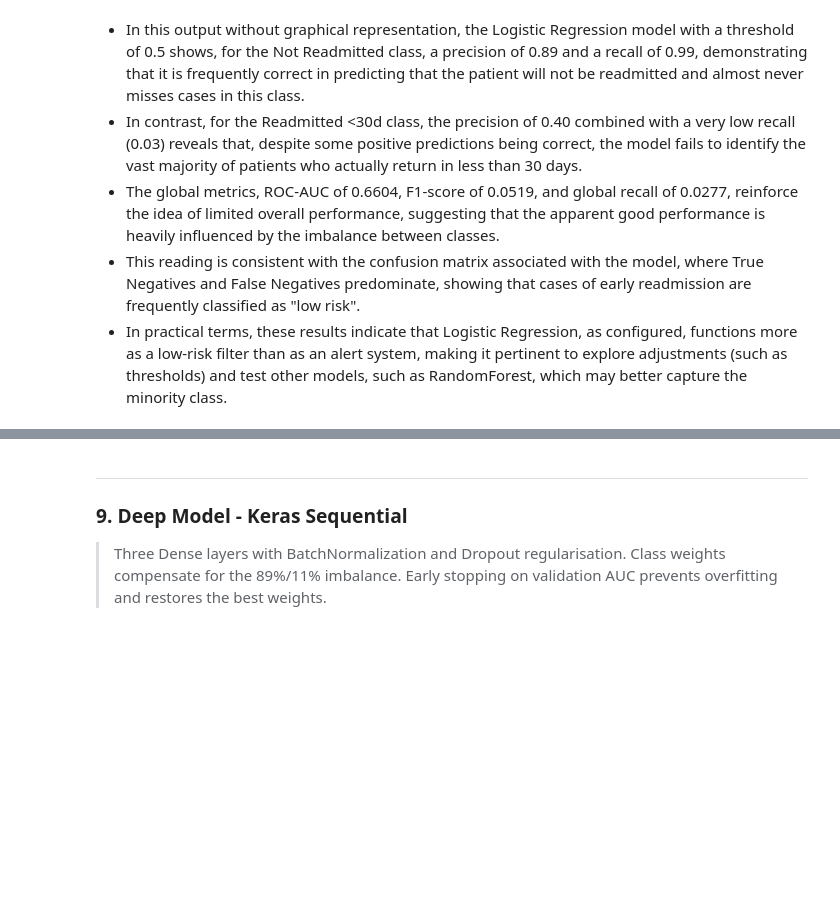
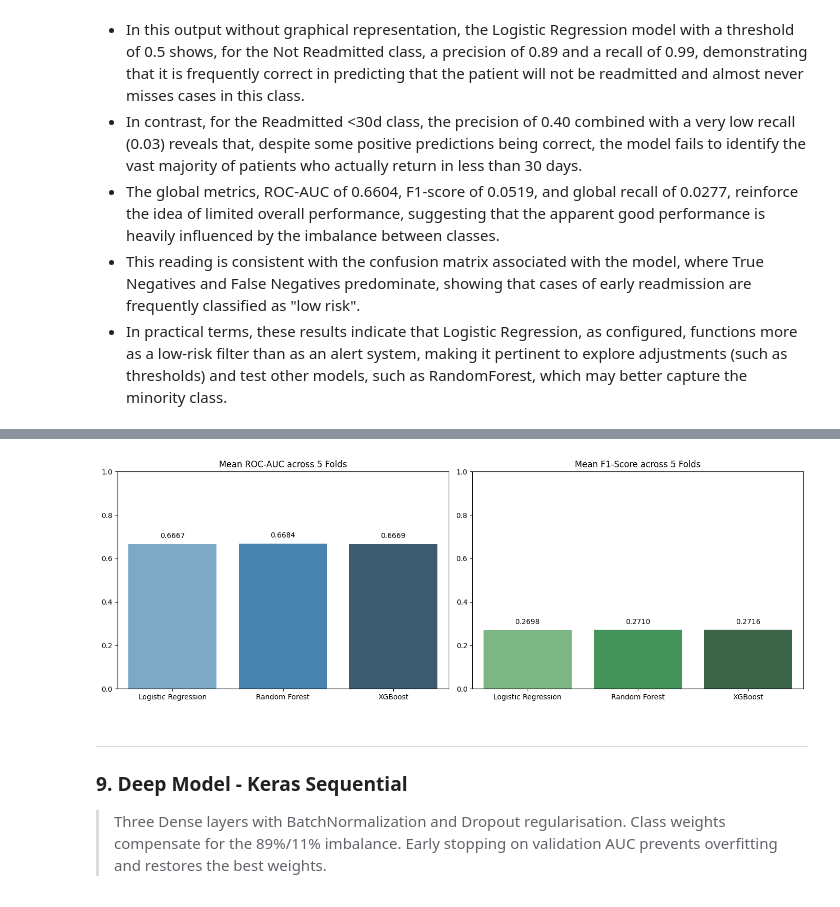
Before and after one commit to oSLaYN/patient-readmission-risk-predictor, a Jupyter notebook: main.ipynb, the cells around one changed output, grey strips where cells are left out. Cells and saved outputs as stored; diff of their text form; code cells hidden in the pictures; blank space fills up the shorter version.

```diff
--- a/main.ipynb
+++ b/main.ipynb
@@ -548,0 +556,96 @@ Recall   : 0.0159
+# %%
+# Use raw features (scaling should happen inside CV)
+X_cv = X_train
+y_cv = y_train
+
+# Define the models
+models = {
+    "Logistic Regression": LogisticRegression(
+        max_iter=1000,
+        class_weight='balanced',
+        random_state=RANDOM_STATE
+    ),
+    "Random Forest": RandomForestClassifier(
+        n_estimators=100,
+        max_depth=10,
+        max_features="sqrt",
+        class_weight='balanced',
+        random_state=RANDOM_STATE,
+        n_jobs=-1
+    ),
+    "XGBoost": XGBClassifier(
+        n_estimators=100,
+        max_depth=6,
+        learning_rate=0.1,
+        scale_pos_weight=(y_train == 0).sum() / (y_train == 1).sum(),
+        random_state=RANDOM_STATE,
+        n_jobs=-1,
+        eval_metric='logloss'
+    )
+}
+
+# Define cross-validation strategy
+cv = StratifiedKFold(n_splits=5, shuffle=True, random_state=RANDOM_STATE)
+
+# Dictionary to store the results
+cv_results = {}
+
+print("Running Cross-Validation...")
+print("=" * 60)
+
+for name, model in models.items():
+    print(f"Training and Evaluating {name}")
+
+    # Run cross-validation
+    scores = cross_validate(
+        model,
+        X_cv,
+        y_cv,
+        cv=cv,
+        scoring=('accuracy', 'roc_auc', 'f1', 'recall', 'precision'),
+        return_train_score=False,
+        n_jobs=-1 # Use all available cores to speed up CV
+    )
+
+    # Store mean of results
+    cv_results[name] = {
+        'Accuracy': f"{np.mean(scores['test_accuracy']):.4f}",
+        'ROC-AUC': f"{np.mean(scores['test_roc_auc']):.4f}",
+        'F1-Score': f"{np.mean(scores['test_f1']):.4f}",
+        'Recall': f"{np.mean(scores['test_recall']):.4f}",
+        'Precision': f"{np.mean(scores['test_precision']):.4f}"
+    }
+
+print("Cross-Validation Complete!\n")
+
+# Display results as a DataFrame
+results_df = pd.DataFrame(cv_results).T
+print("=" * 80)
+print("5-FOLD CROSS-VALIDATION RESULTS (MEAN)")
+print("=" * 80)
+display(results_df)
+
+# Plotting the ROC-AUC and F1-Score comparison
+fig, ax = plt.subplots(1, 2, figsize=(14, 5))
+
+# Extract means for plotting
+auc_means = [float(cv_results[m]['ROC-AUC'].split()[0]) for m in models.keys()]
+f1_means = [float(cv_results[m]['F1-Score'].split()[0]) for m in models.keys()]
+
+# Plot ROC-AUC
+sns.barplot(x=list(models.keys()), y=auc_means, ax=ax[0], palette="Blues_d")
+ax[0].set_title('Mean ROC-AUC across 5 Folds')
+ax[0].set_ylim(0, 1.0)
+for index, value in enumerate(auc_means):
+    ax[0].text(index, value + 0.02, f"{value:.4f}", ha='center', va='bottom')
+
+# Plot F1-Score
+sns.barplot(x=list(models.keys()), y=f1_means, ax=ax[1], palette="Greens_d")
+ax[1].set_title('Mean F1-Score across 5 Folds')
+ax[1].set_ylim(0, 1.0)
+for index, value in enumerate(f1_means):
+    ax[1].text(index, value + 0.02, f"{value:.4f}", ha='center', va='bottom')
+
+plt.tight_layout()
+plt.show()
+# %% [output]
@@ -549,3 +666,4 @@ Recall   : 0.0159
+[figure, added]
 # %% [markdown]
 <hr />
 
```
Also changed, not shown: parts of 9 cells of this notebook, 4 other files.
